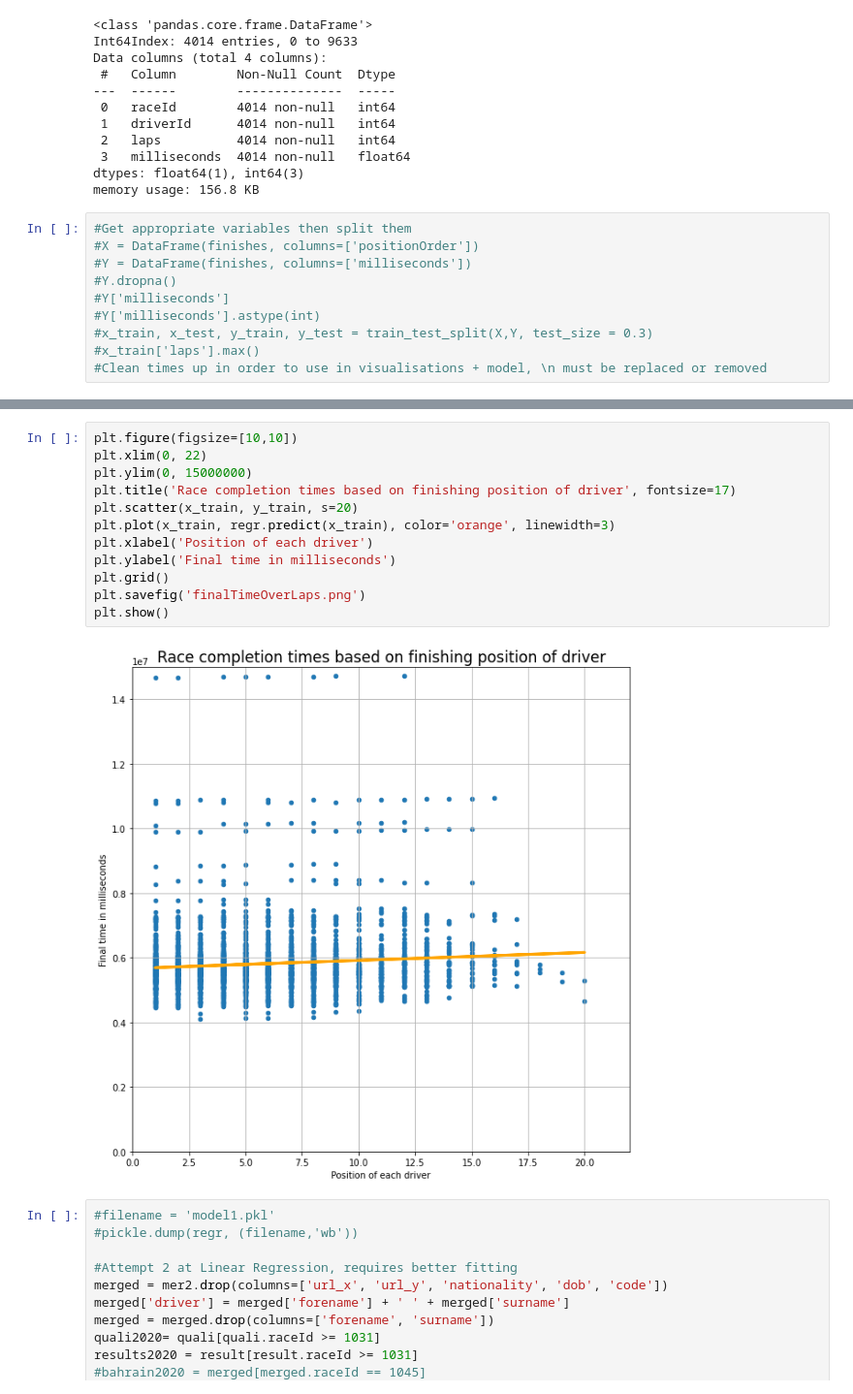
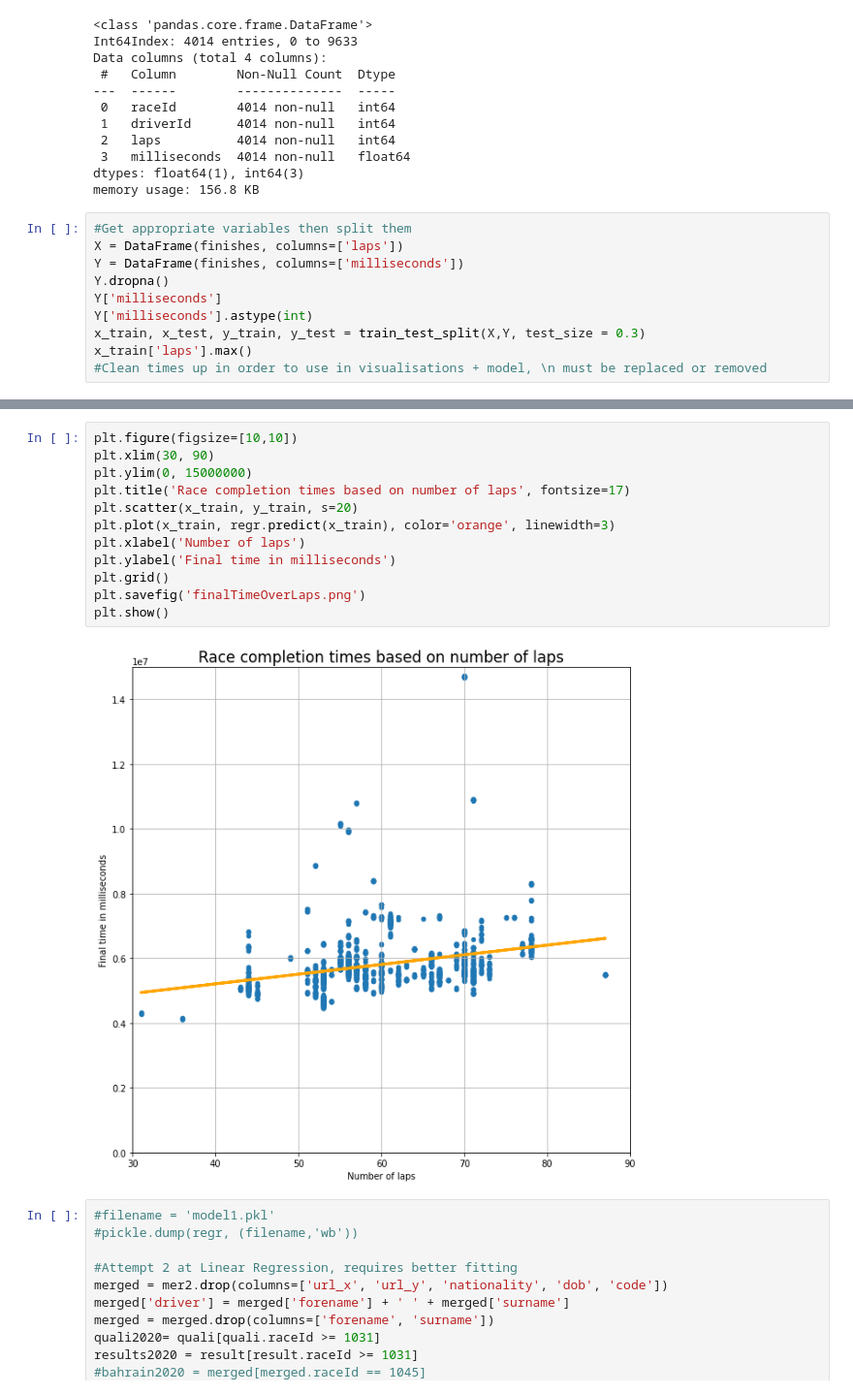
Before and after one commit to pHoran17/F1MLFinalYearProject, a Jupyter notebook: F1ML/api/F1ML_LRMODEL.ipynb, the cells around one changed output, grey strips where cells are left out. Shown at 97% size. Saved outputs shown, nothing was run; the diff lists cells and outputs as text.

```diff
--- a/F1ML/api/F1ML_LRMODEL.ipynb
+++ b/F1ML/api/F1ML_LRMODEL.ipynb
@@ -112,11 +109,11 @@ dtypes: float64(1), int64(3)
 memory usage: 156.8 KB
 # %%
 #Get appropriate variables then split them
-#X = DataFrame(finishes, columns=['positionOrder'])
-#Y = DataFrame(finishes, columns=['milliseconds'])
-#Y.dropna()
-#Y['milliseconds']
-#Y['milliseconds'].astype(int)
-#x_train, x_test, y_train, y_test = train_test_split(X,Y, test_size = 0.3)
-#x_train['laps'].max()
+X = DataFrame(finishes, columns=['laps'])
+Y = DataFrame(finishes, columns=['milliseconds'])
+Y.dropna()
+Y['milliseconds']
+Y['milliseconds'].astype(int)
+x_train, x_test, y_train, y_test = train_test_split(X,Y, test_size = 0.3)
+x_train['laps'].max()
 #Clean times up in order to use in visualisations + model, \n must be replaced or removed
@@ -152,17 +151,17 @@ Mean Squared Error:  2.1081505021568133e+22
 # %%
 plt.figure(figsize=[10,10])
-plt.xlim(0, 22)
+plt.xlim(30, 90)
 plt.ylim(0, 15000000)
-plt.title('Race completion times based on finishing position of driver', fontsize=17)
+plt.title('Race completion times based on number of laps', fontsize=17)
 plt.scatter(x_train, y_train, s=20)
 plt.plot(x_train, regr.predict(x_train), color='orange', linewidth=3)
-plt.xlabel('Position of each driver')
+plt.xlabel('Number of laps')
 plt.ylabel('Final time in milliseconds')
 plt.grid()
 plt.savefig('finalTimeOverLaps.png')
 plt.show()
 # %% [output]
-[figure, old version]
+[figure, new version]
 # %%
 #filename = 'model1.pkl'
 #pickle.dump(regr, (filename,'wb'))
```
Also changed, not shown: parts of 14 cells of this notebook, 8 other files.
